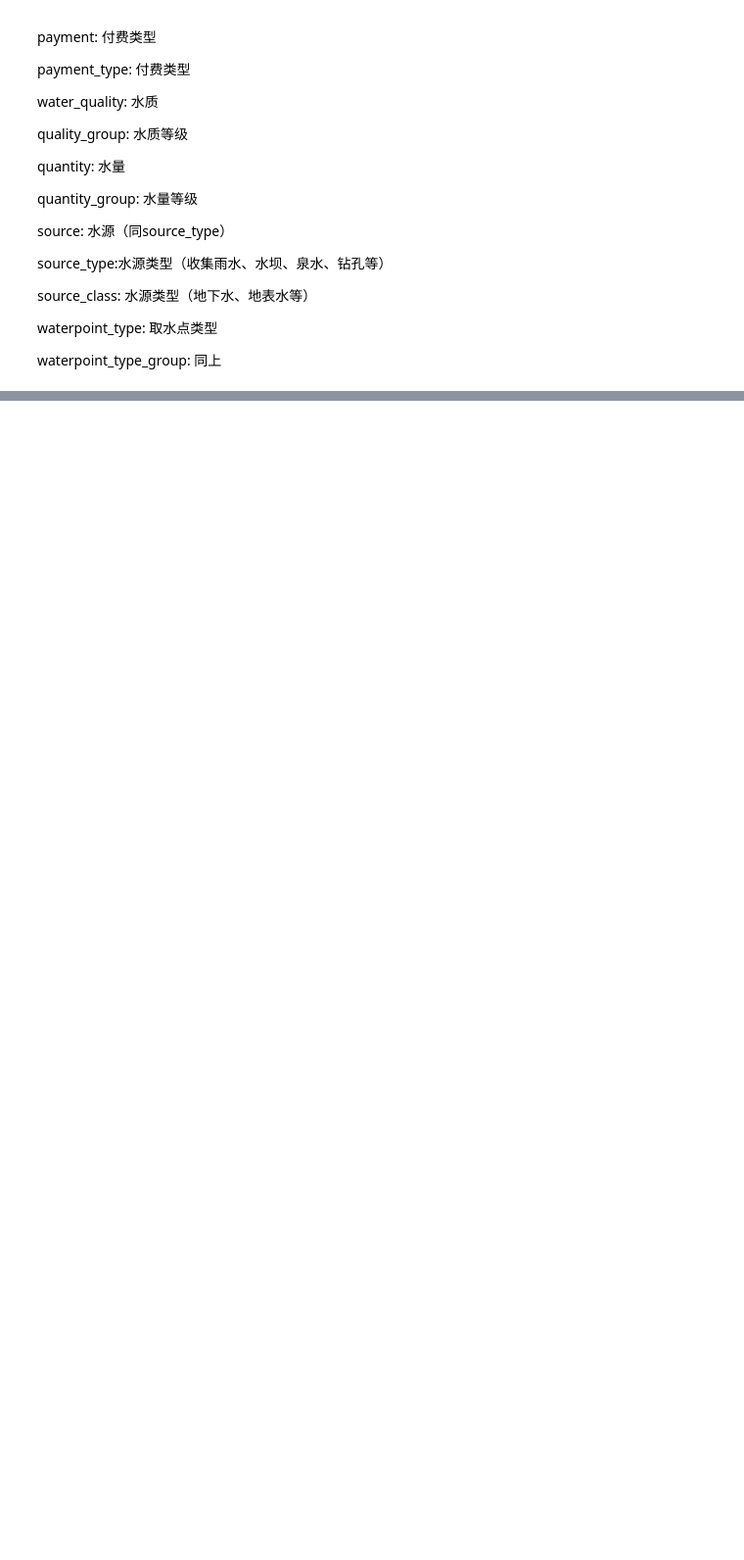
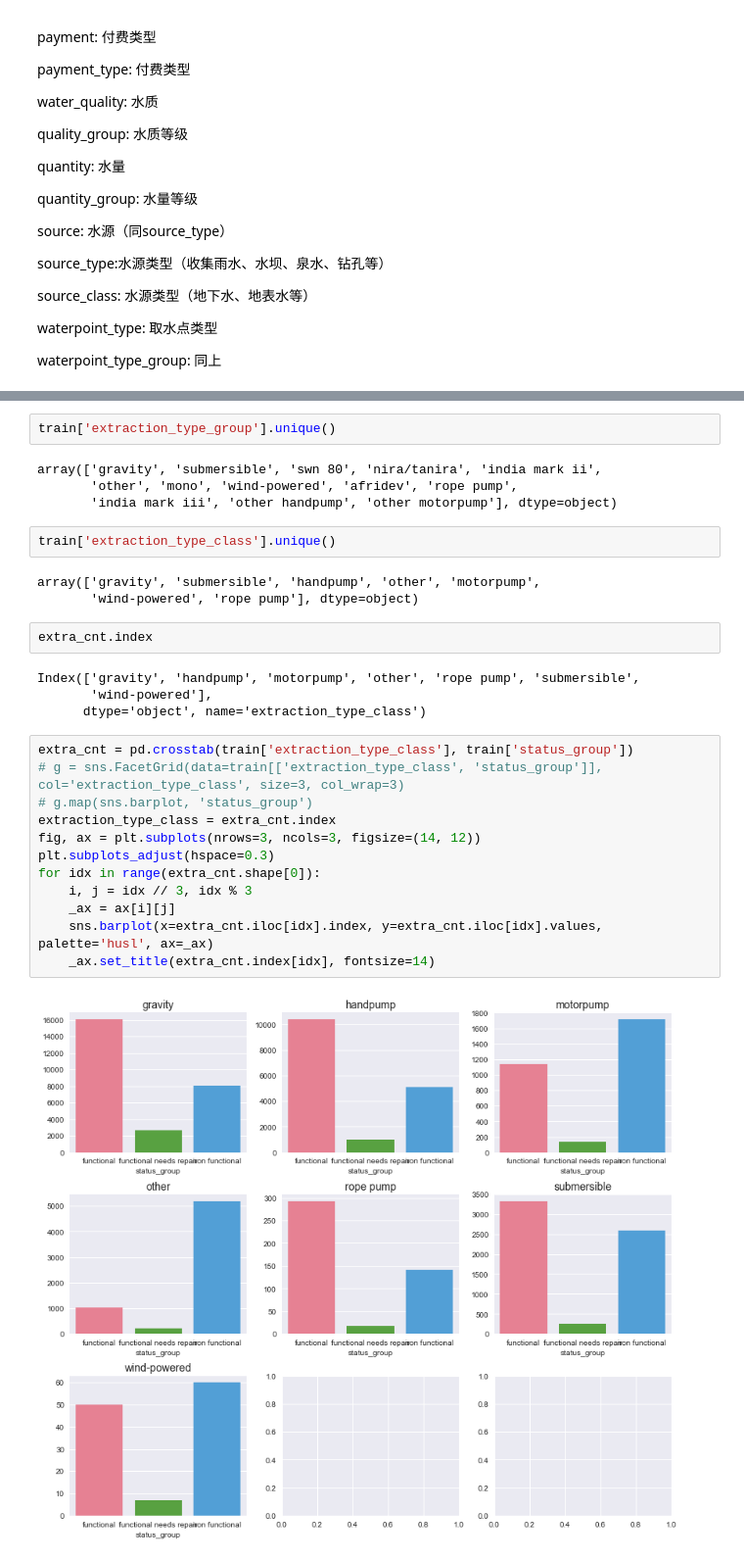
Before and after one commit to shenc3/drivendata-nb, a Jupyter notebook: pumpItUp/PumpItUp.ipynb, the cells around one changed output, grey strips where cells are left out. Shown at 98% size. Saved outputs shown, nothing was run; the diff lists cells and outputs as text; blank space fills up the shorter version.

```diff
--- a/pumpItUp/PumpItUp.ipynb
+++ b/pumpItUp/PumpItUp.ipynb
@@ -582,0 +697,31 @@ waterpoint_type_group: 同上
+# %%
+train['extraction_type_group'].unique()
+# %% [output]
+array(['gravity', 'submersible', 'swn 80', 'nira/tanira', 'india mark ii',
+       'other', 'mono', 'wind-powered', 'afridev', 'rope pump',
+       'india mark iii', 'other handpump', 'other motorpump'], dtype=object)
+# %%
+train['extraction_type_class'].unique()
+# %% [output]
+array(['gravity', 'submersible', 'handpump', 'other', 'motorpump',
+       'wind-powered', 'rope pump'], dtype=object)
+# %%
+extra_cnt.index
+# %% [output]
+Index(['gravity', 'handpump', 'motorpump', 'other', 'rope pump', 'submersible',
+       'wind-powered'],
+      dtype='object', name='extraction_type_class')
+# %%
+extra_cnt = pd.crosstab(train['extraction_type_class'], train['status_group'])
+# g = sns.FacetGrid(data=train[['extraction_type_class', 'status_group']], col='extraction_type_class', size=3, col_wrap=3)
+# g.map(sns.barplot, 'status_group')
+extraction_type_class = extra_cnt.index
+fig, ax = plt.subplots(nrows=3, ncols=3, figsize=(14, 12))
+plt.subplots_adjust(hspace=0.3)
+for idx in range(extra_cnt.shape[0]):
+    i, j = idx // 3, idx % 3
+    _ax = ax[i][j]
+    sns.barplot(x=extra_cnt.iloc[idx].index, y=extra_cnt.iloc[idx].values, palette='husl', ax=_ax)
+    _ax.set_title(extra_cnt.index[idx], fontsize=14)
+# %% [output]
+[figure, added]
```
Also changed, not shown: parts of 42 cells of this notebook.
